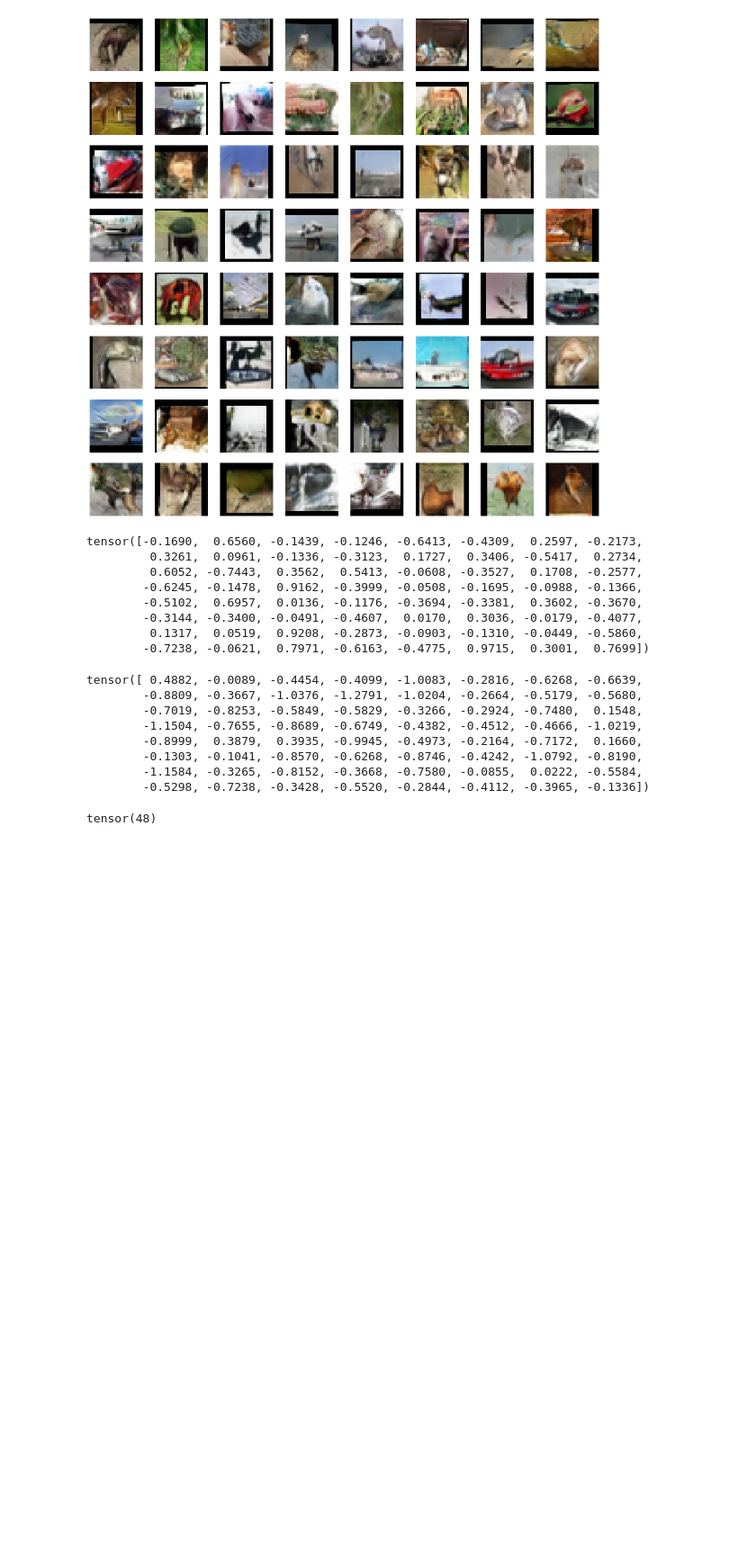
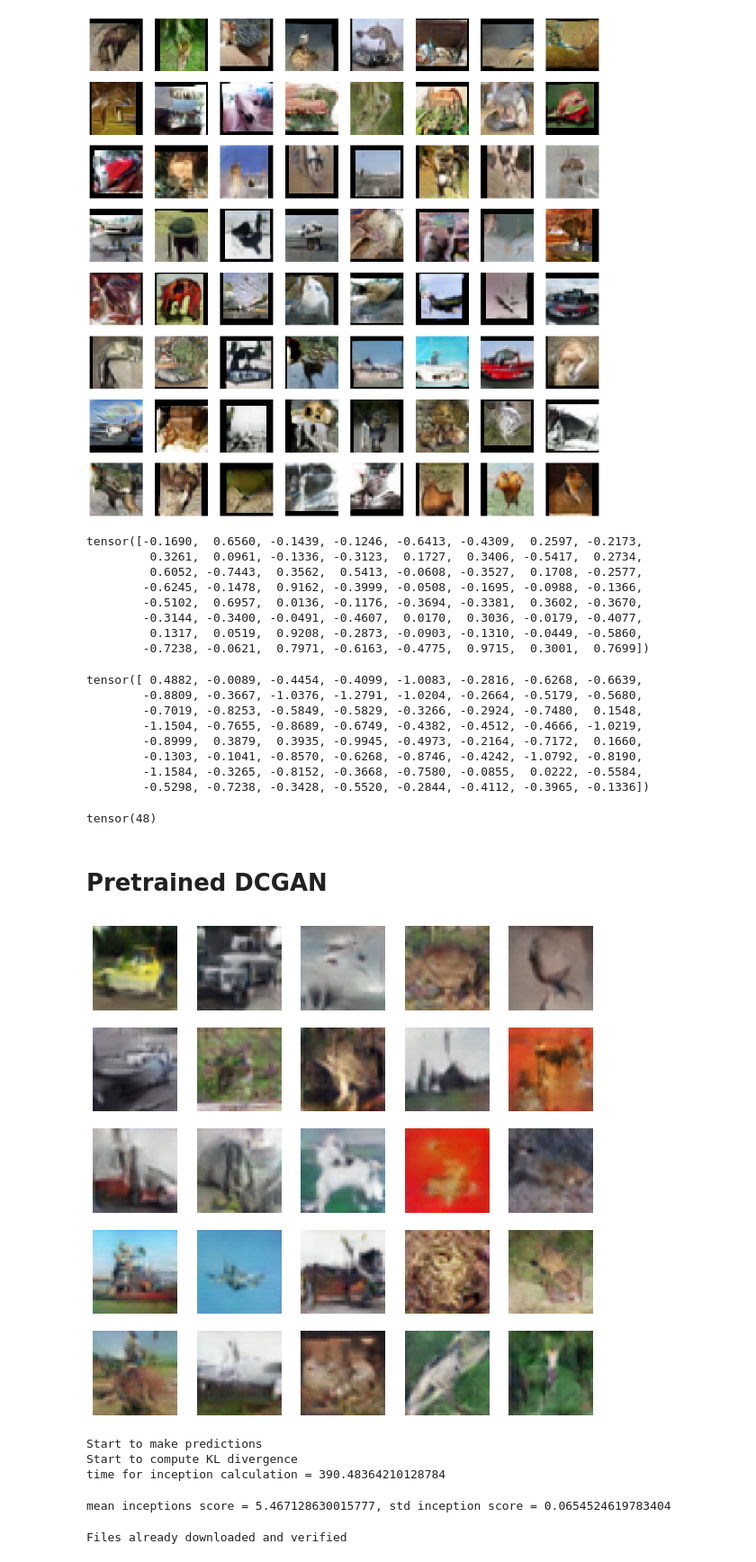
Before and after one commit to premolab/gans_sampling, a Jupyter notebook: notebooks/Cifar10.ipynb, the cells around one changed output. Shown at 90% size. Cells and saved outputs as stored; diff of their text form; code cells hidden in the pictures; blank space fills up the shorter version.

Commit message:
add fid metric and pretrained gan for cifar10

```diff
--- a/notebooks/Cifar10.ipynb
+++ b/notebooks/Cifar10.ipynb
@@ -54,7 +59,7 @@ device = args.device
 G = Generator(args).to(args.device)
 D = Discriminator(args).to(args.device)
 # %%
-models_regexp = os.path.join(models_cifar_path, "*.pth")
+models_regexp = os.path.join(models_cifar_scratch_path, "*.pth")
 models_name = [f for f in glob.glob(models_regexp)][0]
 # %%
 ckpt = torch.load(models_name, map_location = device)
@@ -327,3 +307,5 @@ tensor([ 0.4882, -0.0089, -0.4454, -0.4099, -1.0083, -0.2816, -0.6268, -0.6639,
 (D_outputs.cpu().data < D_outputs_langevin.cpu().data).sum()
 # %% [output]
 tensor(48)
+# %% [markdown]
+# Pretrained DCGAN
@@ -329,0 +316,41 @@ tensor(48)
+# %%
+num_gpu = 1 if torch.cuda.is_available() else 0
+
+# load the models
+from dcgan import Discriminator_cifar10, Generator_cifar10
+
+D = Discriminator_cifar10(ngpu=1).eval()
+G = Generator_cifar10(ngpu=1).eval()
+
+# load weights
+D.load_state_dict(torch.load(os.path.join(models_cifar_scratch_path, 'netD_epoch_199.pth')))
+G.load_state_dict(torch.load(os.path.join(models_cifar_scratch_path, 'netG_epoch_199.pth')))
+
+device = torch.device('cuda:1' if torch.cuda.is_available() else 'cpu')
+
+if torch.cuda.is_available():
+    D = D.to(device)
+    G = G.to(device)
+
+G.z_dim = 100
+G.device = device
+# %%
+batch_size = 25
+latent_size = 100
+random_seed = 42
+
+torch.manual_seed(random_seed)
+np.random.seed(random_seed)
+random.seed(random_seed)
+
+fixed_noise = torch.randn(batch_size, latent_size, 1, 1)
+if torch.cuda.is_available():
+    fixed_noise = fixed_noise.to(device)
+fake_images = G(fixed_noise)
+# %%
+samples_normalized = ((fake_images + 1) / 2).clamp(0, 1)
+images_torch = samples_normalized.data
+# %%
+plot_images(images_torch)
+# %% [output]
+[figure, added]
@@ -329,0 +365,32 @@ tensor(48)
+# %%
+start = time.time()
+score_mean, score_std = inception_score(dataset, device, args.batch_size, True)
+end = time.time() - start
+print(f"time for inception calculation = {end}")
+# %% [output]
+Start to make predictions
+Start to compute KL divergence
+time for inception calculation = 390.48364210128784
+# %%
+print(f"mean inceptions score = {score_mean}, std inception score = {score_std}")
+# %% [output]
+mean inceptions score = 5.467128630015777, std inception score = 0.0654524619783404
+# %%
+import torchvision.datasets as dset
+import torchvision.transforms as transforms
+
+path_to_save_cifar10 = os.path.join(cwd, '..', 'samples', 'cifar10', 'downloaded_dataset')
+
+test_dataset = dset.CIFAR10(root=path_to_save_cifar10,
+                               train=False,
+                               download=True,
+                           transform=transforms.Compose([
+                               transforms.Resize(32),
+                               transforms.ToTensor(),
+                               transforms.Normalize((0.5, 0.5, 0.5), (0.5, 0.5, 0.5)),
+                           ]))
+
+real_dataloader = torch.utils.data.DataLoader(test_dataset, batch_size=args.batch_size,
+                                              shuffle=True, num_workers=4)
+# %% [output]
+Files already downloaded and verified
```
Also changed, not shown: parts of 26 cells of this notebook, 14 other files.
